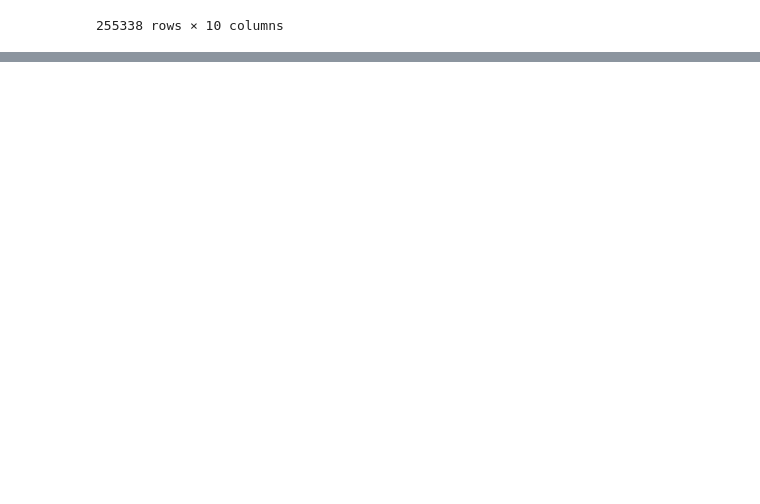
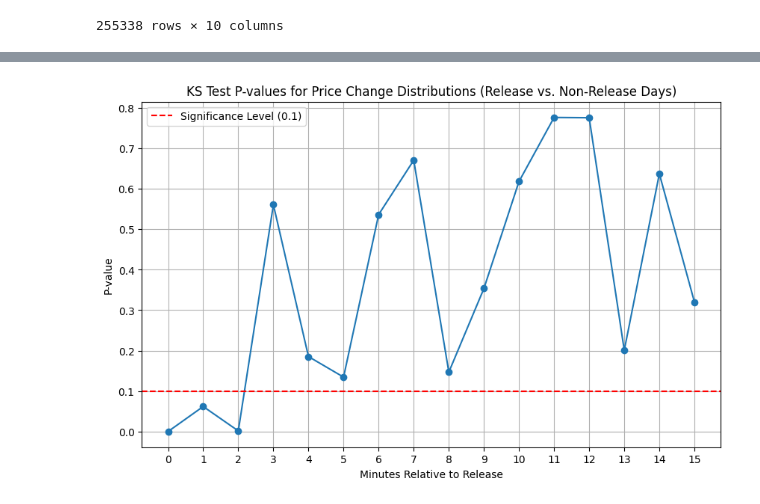
Before and after one commit to Sun-G0D/EIASupplySurprise, a Jupyter notebook: project.ipynb, the cells around one changed output, grey strips where cells are left out. Drawn from its saved outputs; the diff is of its cells as text; code cells hidden in the pictures; blank space fills up the shorter version.

```diff
--- a/project.ipynb
+++ b/project.ipynb
@@ -946,0 +987,73 @@ The default of observed=False is deprecated and will be changed to True in a fut
+# %%
+import matplotlib.pyplot as plt
+
+
+# Assuming heatmap_data_non_release and heatmap_data_release are already defined as pandas DataFrames
+
+# 1. Get Price Change Bin midpoints
+price_change_bins_labels = heatmap_data_non_release.index
+price_change_bins_midpoints = []
+for label in price_change_bins_labels:
+    lower_bound_str = label.split('%')[0]
+    # Assuming bins are like '-1.00%' to '-0.95%', taking the lower bound as midpoint representative
+    # For more accurate midpoint, you'd need to parse bin ranges if available instead of labels
+    midpoint = float(lower_bound_str) / 100.0
+    price_change_bins_midpoints.append(midpoint)
+price_change_bins_midpoints = np.array(price_change_bins_midpoints)
+
+# 2. Minutes to test (0 to 15)
+minutes_to_test =pd.Series([float(m) for m in range(0, 16)]) # Convert to string to match column names
+# 3. Store KS test results
+ks_results = []
+
+for minute in minutes_to_test:
+    if minute not in heatmap_data_non_release.columns or minute not in heatmap_data_release.columns:
+        print(f"Minute {minute} not found in both heatmaps. Skipping.")
+        continue
+
+    # Reconstruct samples for non-release data
+    sample_non_release = []
+    frequencies_non_release = heatmap_data_non_release[minute]
+    for i, freq in enumerate(frequencies_non_release):
+        sample_non_release.extend([price_change_bins_midpoints[i]] * freq)
+    sample_non_release = np.array(sample_non_release)
+
+    # Reconstruct samples for release data
+    sample_release = []
+    frequencies_release = heatmap_data_release[minute]
+    for i, freq in enumerate(frequencies_release):
+        sample_release.extend([price_change_bins_midpoints[i]] * freq)
+    sample_release = np.array(sample_release)
+
+    # Perform KS test if both samples are not empty
+    if sample_non_release.size > 0 and sample_release.size > 0:
+        ks_statistic, p_value = stats.ks_2samp(sample_non_release, sample_release)
+        ks_results.append({
+            'Minute': float(minute),
+            'KS Statistic': ks_statistic,
+            'P-value': p_value
+        })
+    else:
+        ks_results.append({
+            'Minute': float(minute),
+            'KS Statistic': np.nan,
+            'P-value': np.nan,
+            'Warning': 'One or both samples are empty, KS test not performed.'
+        })
+
+# 4. Convert results to DataFrame for easier viewing
+ks_results_df = pd.DataFrame(ks_results)
+print(ks_results_df)
+
+# 5. Optional: Plot p-values
+plt.figure(figsize=(10, 6))
+plt.plot(ks_results_df['Minute'], ks_results_df['P-value'], marker='o', linestyle='-')
+plt.axhline(0.1, color='r', linestyle='--', label='Significance Level (0.1)')
+plt.title('KS Test P-values for Price Change Distributions (Release vs. Non-Release Days)')
+plt.xlabel('Minutes Relative to Release')
+plt.ylabel('P-value')
+plt.xticks(ks_results_df['Minute'])
+plt.legend()
+plt.grid(True)
+plt.show()
+# %% [output]
@@ -946,0 +1077 @@ The default of observed=False is deprecated and will be changed to True in a fut
+[figure, added]
```
Also changed, not shown: parts of 14 cells of this notebook.
